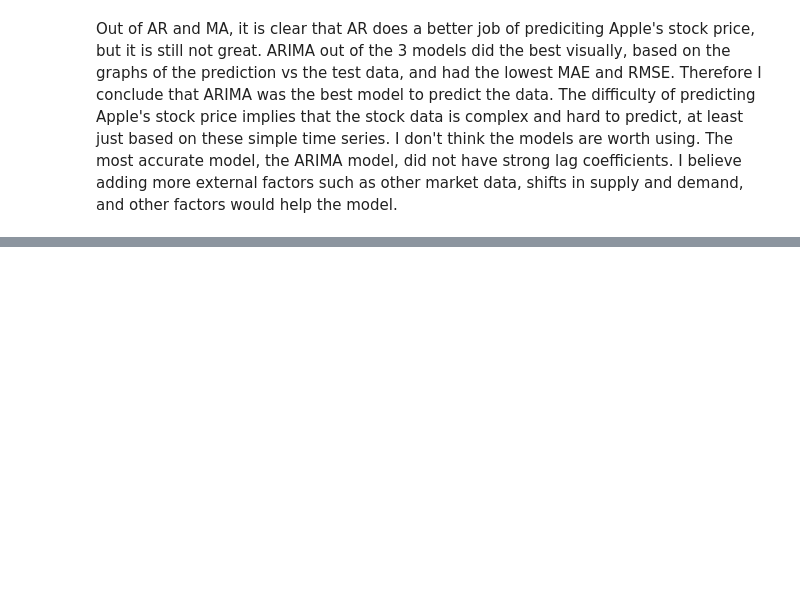
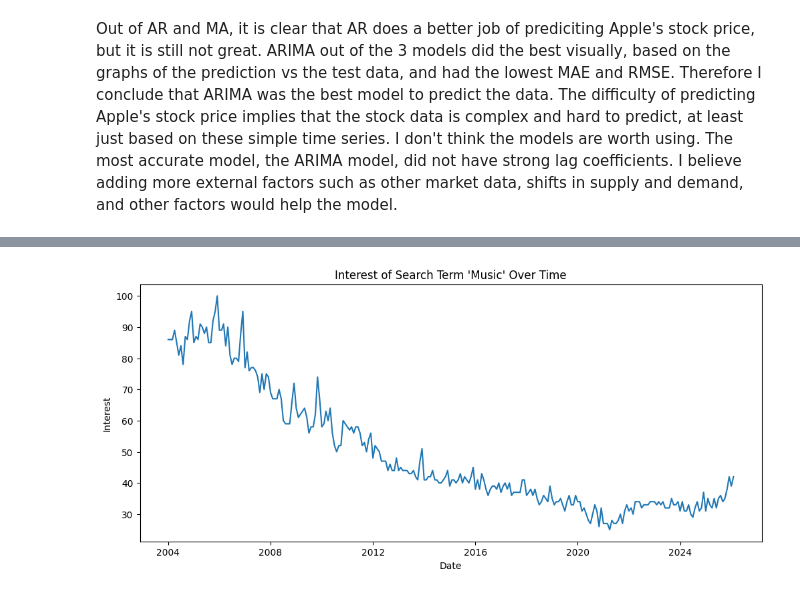
Before and after one commit to jona-nakai/Machine-Learning-and-Data-Mining-2, a Jupyter notebook: homework/homework 4/HW_4.ipynb, the cells around one changed output, grey strips where cells are left out. Cells and saved outputs as stored; diff of their text form; code cells hidden in the pictures; blank space fills up the shorter version.

```diff
--- a/homework/homework 4/HW_4.ipynb
+++ b/homework/homework 4/HW_4.ipynb
@@ -247,0 +258,7 @@ Out of AR and MA, it is clear that AR does a better job of prediciting Apple's s
+# %%
+music_data = pd.read_csv("music_trends.csv")
+music_data["Time"] = pd.to_datetime(music_data["Time"], format="%Y-%m-%d")
+music_data = music_data.sort_values("Time")
+music_data.set_index("Time", inplace=True)
+music = music_data["music"]
+music.head()
@@ -247,0 +273,9 @@ Out of AR and MA, it is clear that AR does a better job of prediciting Apple's s
+# %%
+plt.figure(figsize=(12,5))
+plt.plot(music)
+plt.xlabel('Date')
+plt.ylabel('Interest')
+plt.title("Interest of Search Term 'Music' Over Time")
+plt.show()
+# %% [output]
+[figure, added]
```
Also changed, not shown: parts of 49 cells of this notebook, 1 other file.
